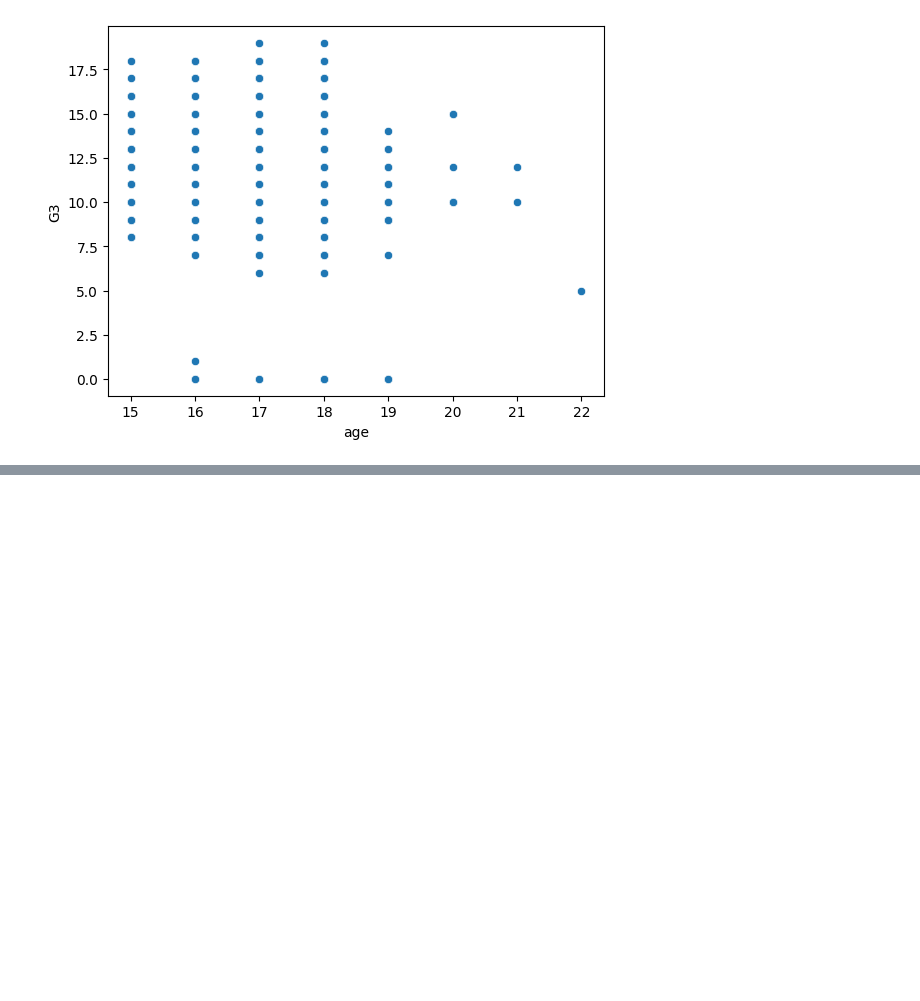
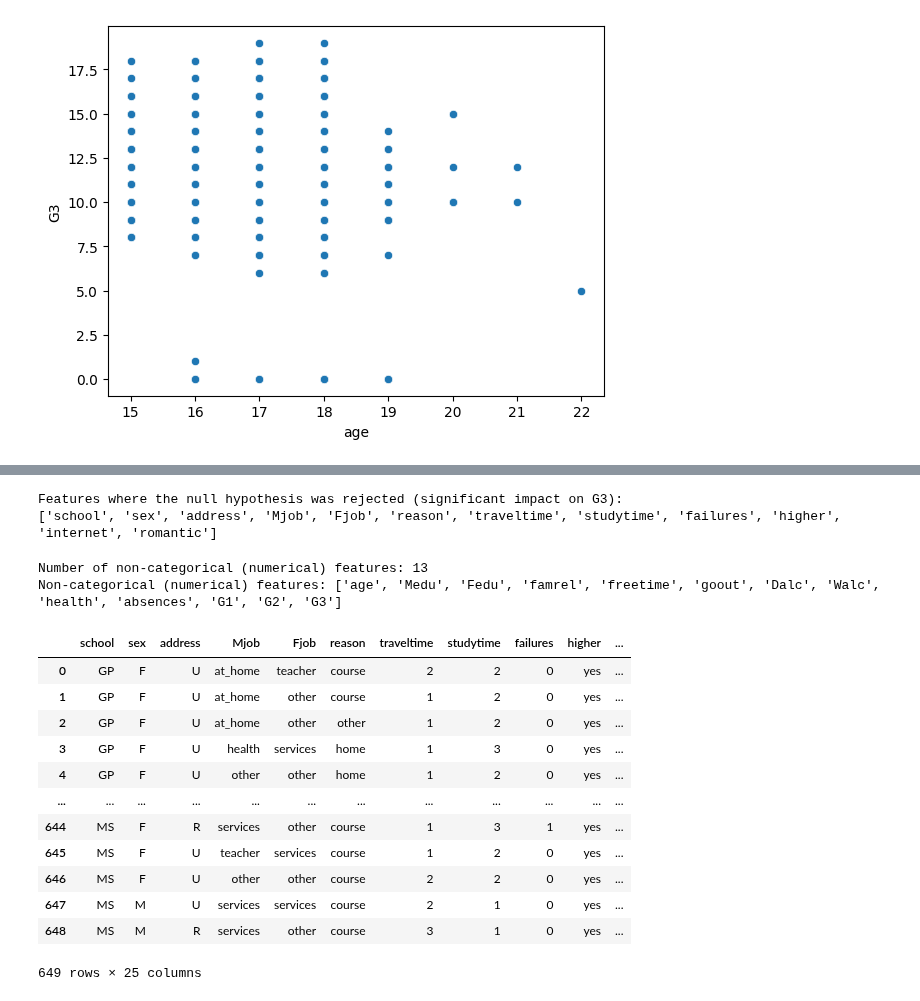
Before and after one commit to sh1vam31/Complete_DataScience, a Jupyter notebook: ML_02_DataPreprocessing2.ipynb, the cells around one changed output, grey strips where cells are left out. Cells and saved outputs as stored; diff of their text form; code cells hidden in the pictures; blank space fills up the shorter version.

Commit message:
DataPreprocessing_02

```diff
--- a/ML_02_DataPreprocessing2.ipynb
+++ b/ML_02_DataPreprocessing2.ipynb
@@ -216,0 +293,72 @@ sns.scatterplot(x = 'age', y = 'G3', data = df)
+# %%
+# Using the 'categorical_features' list already defined in the notebook state
+target_column = 'G3'
+alpha = 0.05
+
+significant_features = []
+
+for feature in categorical_features:
+    categories = df[feature].unique()
+    g3_per_category = [df[df[feature] == cat][target_column] for cat in categories]
+
+    # Check if there are enough groups to perform ANOVA
+    if len(g3_per_category) > 1:
+        # Ensure each group has at least one observation
+        g3_per_category_filtered = [g for g in g3_per_category if not g.empty]
+
+        if len(g3_per_category_filtered) > 1:
+            f_statistic, p_value = f_oneway(*g3_per_category_filtered)
+
+            if p_value < alpha:
+                significant_features.append(feature)
+        else:
+            print(f"Warning: Not enough non-empty groups for ANOVA for feature '{feature}'. Skipping.")
+    else:
+        print(f"Warning: Only one or no category found for feature '{feature}'. Skipping ANOVA.")
+
+print("Features where the null hypothesis was rejected (significant impact on G3):")
+print(significant_features)
+# %% [output]
+Features where the null hypothesis was rejected (significant impact on G3):
+['school', 'sex', 'address', 'Mjob', 'Fjob', 'reason', 'traveltime', 'studytime', 'failures', 'higher', 'internet', 'romantic']
+# %%
+def get_numerical_features(dataframe, categorical_features_list):
+    """
+    Identifies non-categorical (numerical) columns in a DataFrame.
+
+    Args:
+        dataframe (pd.DataFrame): The input DataFrame.
+        categorical_features_list (list): A list of identified categorical column names.
+
+    Returns:
+        list: A list of non-categorical (numerical) column names.
+    """
+    all_columns = dataframe.columns.tolist()
+    numerical_features = [col for col in all_columns if col not in categorical_features_list]
+    return numerical_features
+
+# Assuming 'categorical_features' list is already defined from previous steps
+numerical_cols = get_numerical_features(df, categorical_features)
+
+print(f"Number of non-categorical (numerical) features: {len(numerical_cols)}")
+print(f"Non-categorical (numerical) features: {numerical_cols}")
+# %% [output]
+Number of non-categorical (numerical) features: 13
+Non-categorical (numerical) features: ['age', 'Medu', 'Fedu', 'famrel', 'freetime', 'goout', 'Dalc', 'Walc', 'health', 'absences', 'G1', 'G2', 'G3']
+# %%
+new_df = df[['school', 'sex', 'address', 'Mjob', 'Fjob', 'reason', 'traveltime', 'studytime', 'failures', 'higher', 'internet', 'romantic','age', 'Medu', 'Fedu', 'famrel', 'freetime', 'goout', 'Dalc', 'Walc', 'health', 'absences', 'G1', 'G2', 'G3']]
+new_df
+# %% [output]
+|  | school | sex | address | Mjob | Fjob | reason | traveltime | studytime | failures | higher | ... |
+| 0 | GP | F | U | at_home | teacher | course | 2 | 2 | 0 | yes | ... |
+| 1 | GP | F | U | at_home | other | course | 1 | 2 | 0 | yes | ... |
+| 2 | GP | F | U | at_home | other | other | 1 | 2 | 0 | yes | ... |
+| 3 | GP | F | U | health | services | home | 1 | 3 | 0 | yes | ... |
+| 4 | GP | F | U | other | other | home | 1 | 2 | 0 | yes | ... |
+| ... | ... | ... | ... | ... | ... | ... | ... | ... | ... | ... | ... |
+| 644 | MS | F | R | services | other | course | 1 | 3 | 1 | yes | ... |
+| 645 | MS | F | U | teacher | services | course | 1 | 2 | 0 | yes | ... |
+| 646 | MS | F | U | other | other | course | 2 | 2 | 0 | yes | ... |
+| 647 | MS | M | U | services | services | course | 2 | 1 | 0 | yes | ... |
+| 648 | MS | M | R | services | other | course | 3 | 1 | 0 | yes | ... |
+649 rows × 25 columns
```
Also changed, not shown: parts of 3 cells of this notebook.
